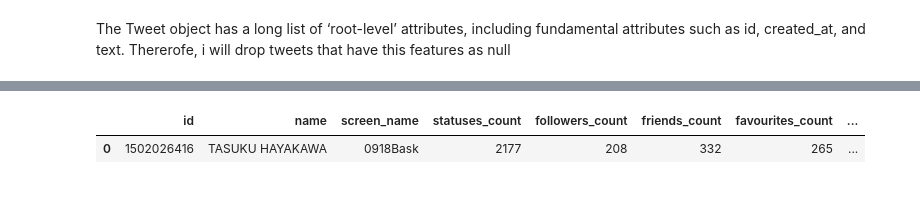
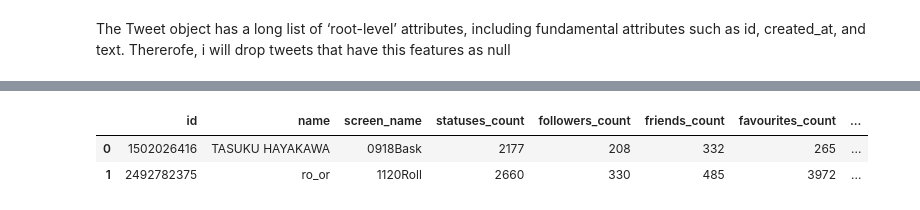
Before and after one commit to rogerioluizsi/FeaturesEngineering_Twitter, a Jupyter notebook: StoryTelling.ipynb, the cells around one changed output, grey strips where cells are left out. Saved outputs shown, nothing was run; the diff lists cells and outputs as text; code cells hidden in the pictures.

```diff
--- a/StoryTelling.ipynb
+++ b/StoryTelling.ipynb
@@ -342,8 +521,9 @@ data5a=pd.read_csv('traditional_spambots_1/users.csv', sep=',')
 # %%
-data1a.head(1)
+data1a.head(2)
 # %% [output]
 |  | id | name | screen_name | statuses_count | followers_count | friends_count | favourites_count | ... |
 | 0 | 1502026416 | TASUKU HAYAKAWA | 0918Bask | 2177 | 208 | 332 | 265 | ... |
+| 1 | 2492782375 | ro_or | 1120Roll | 2660 | 330 | 485 | 3972 | ... |
 # %%
 da = {}
 da['df1a'] = data1a.copy()
```
Also changed, not shown: parts of 196 cells of this notebook, 3 other files.
